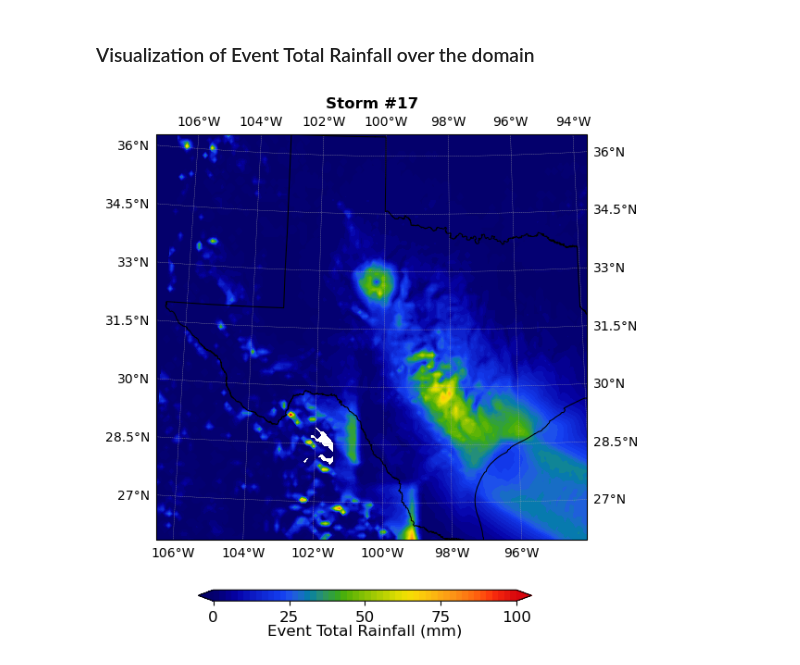
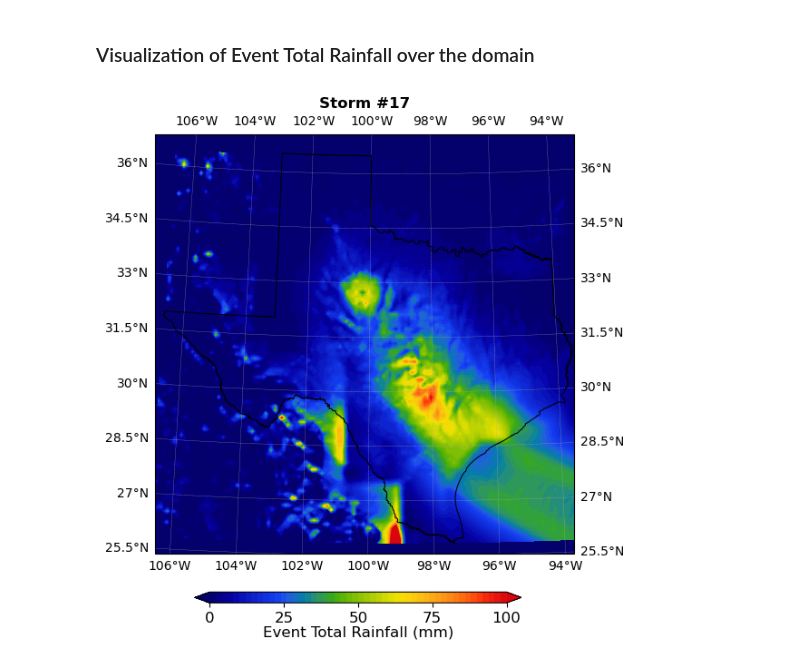
Before and after one commit to levuvietphong/pyTCR, a Jupyter notebook: notebooks/ex5_multiple_rainfall_event_polygon.ipynb, the cells around one changed output. Drawn from its saved outputs; the diff is of its cells as text; code cells hidden in the pictures.

```diff
--- a/notebooks/ex5_multiple_rainfall_event_polygon.ipynb
+++ b/notebooks/ex5_multiple_rainfall_event_polygon.ipynb
@@ -95,27 +95,27 @@ Storm 100/100 completed...
 # %%
 gl_storm_ids = 17
 projection = ccrs.UTM(zone=14)  # UTM Projection for Texas
 
 cmap = cc.cm.CET_R4
 max_precip = 100
 levels = np.linspace(0, max_precip, 51)
 fig, ax = plt.subplots(1, 1, figsize=(6, 6), subplot_kw=dict(projection=projection))
-extent = [np.min(x), np.max(x), np.min(y), np.max(y)]
+extent = [np.min(x), np.max(x)+0.5, np.min(y)-0.5, np.max(y)+0.5]
 
 # PLOT Net Rainfall
 # we use pcolormesh instead of contourf method to avoid spatial interpolation
 im = tcr_plot.plot_density(
     ax, y, x, netrain_all[:,:,gl_storm_ids], levels, extent=extent, projection=projection,
     cmap=cmap, gridlabel=True, gridspace=1, shapefile=shp_region, coastlines=False,
     add_features=False,  method='contourf'
 )
 ax.set_title(f'Storm #{gl_storm_ids}', fontweight='bold')
 
 # COLORBAR
 cbax = fig.add_axes([0.2, 0.02, 0.6, 0.02])
 cb = fig.colorbar(im, cax=cbax, orientation='horizontal')
 cb.set_label(r'Event Total Rainfall (mm)', fontsize=12, labelpad=0)
 cb.set_ticks(np.linspace(0, max_precip, 5))
 cb.ax.tick_params(labelsize=12)
 # %% [output]
-[figure, old version]
+[figure, new version]
```
Also changed, not shown: 6 other files.
